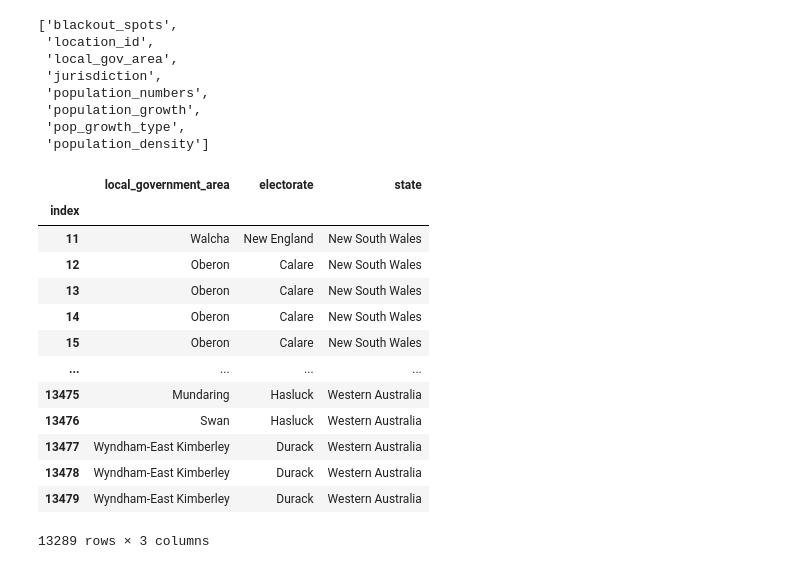
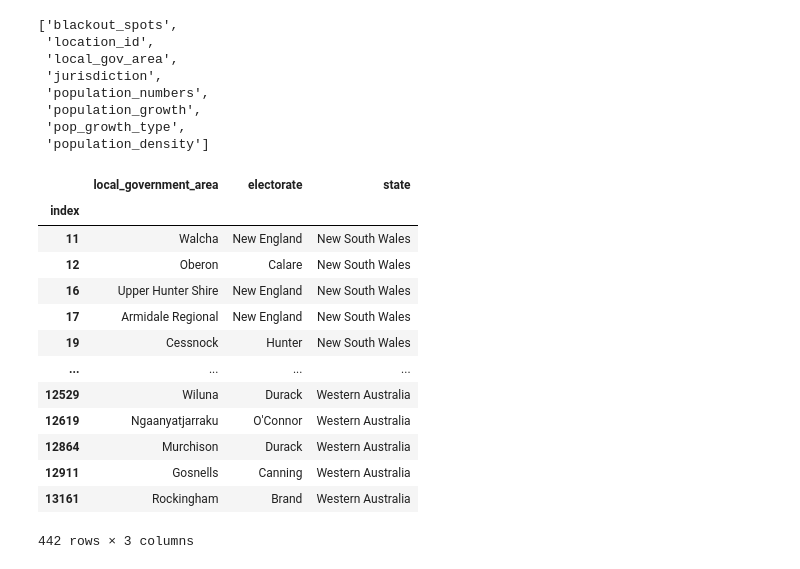
Before and after one commit to LP-116/ETL-Project, a Jupyter notebook: Blackspot_data.ipynb, the cells around one changed output. Cells and saved outputs as stored; diff of their text form; code cells hidden in the pictures.

```diff
--- a/Blackspot_data.ipynb
+++ b/Blackspot_data.ipynb
@@ -153,22 +131,23 @@ blackspot_transformed.to_sql(name='blackout_spots', con=engine, if_exists='appen
 # %%
 jurisdiction_cols =["local_government_area", "electorate", "state"]
 jurisdiction_transformed = blackspot_df[jurisdiction_cols ].copy()
 jurisdiction_transformed.index.name = "index"
+jurisdiction_transformed = jurisdiction_transformed.drop_duplicates("local_government_area")
 jurisdiction_transformed
 # %% [output]
 |  | local_government_area | electorate | state |
 | index |  |  |  |
 | 11 | Walcha | New England | New South Wales |
 | 12 | Oberon | Calare | New South Wales |
-| 13 | Oberon | Calare | New South Wales |
-| 14 | Oberon | Calare | New South Wales |
-| 15 | Oberon | Calare | New South Wales |
+| 16 | Upper Hunter Shire | New England | New South Wales |
+| 17 | Armidale Regional | New England | New South Wales |
+| 19 | Cessnock | Hunter | New South Wales |
 | ... | ... | ... | ... |
-| 13475 | Mundaring | Hasluck | Western Australia |
-| 13476 | Swan | Hasluck | Western Australia |
-| 13477 | Wyndham-East Kimberley | Durack | Western Australia |
-| 13478 | Wyndham-East Kimberley | Durack | Western Australia |
-| 13479 | Wyndham-East Kimberley | Durack | Western Australia |
+| 12529 | Wiluna | Durack | Western Australia |
+| 12619 | Ngaanyatjarraku | O'Connor | Western Australia |
+| 12864 | Murchison | Durack | Western Australia |
+| 12911 | Gosnells | Canning | Western Australia |
+| 13161 | Rockingham | Brand | Western Australia |
-13289 rows × 3 columns
+442 rows × 3 columns
 # %%
 jurisdiction_transformed.to_sql(name='jurisdiction', con=engine, if_exists='append', index=True)
```
Also changed, not shown: parts of 2 cells of this notebook.
